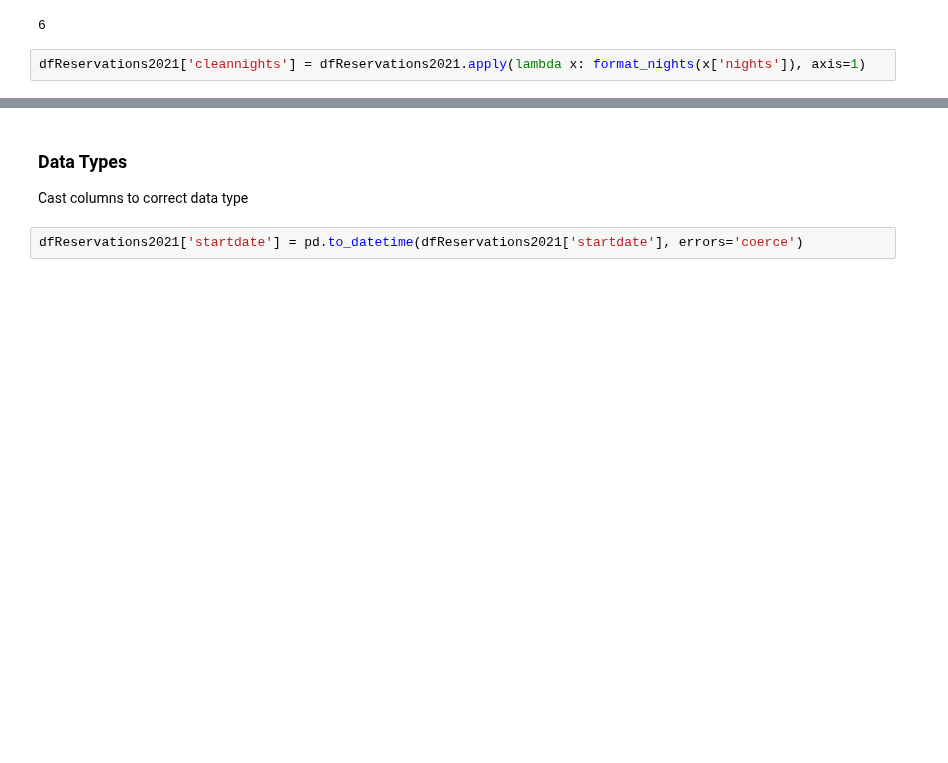
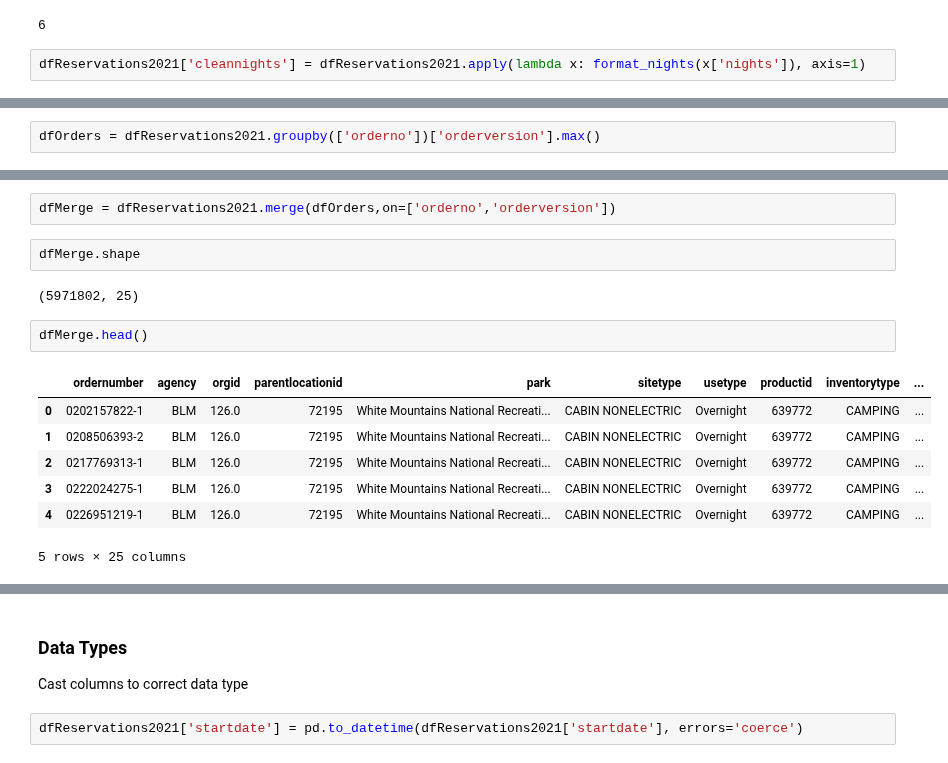
Before and after one commit to burgwyn/DATA602, a Jupyter notebook: Reservations.ipynb, the cells around one changed output, grey strips where cells are left out. Drawn from its saved outputs; the diff is of its cells as text; blank space fills up the shorter version.

```diff
--- a/Reservations.ipynb
+++ b/Reservations.ipynb
@@ -249,0 +270,2 @@ dfReservations2021['cleannights'] = dfReservations2021.apply(lambda x: format_ni
+# %%
+dfOrders = dfReservations2021.groupby(['orderno'])['orderversion'].max()
@@ -249,0 +346,16 @@ dfReservations2021['cleannights'] = dfReservations2021.apply(lambda x: format_ni
+# %%
+dfMerge = dfReservations2021.merge(dfOrders,on=['orderno','orderversion'])
+# %%
+dfMerge.shape
+# %% [output]
+(5971802, 25)
+# %%
+dfMerge.head()
+# %% [output]
+|  | ordernumber | agency | orgid | parentlocationid | park | sitetype | usetype | productid | inventorytype | ... |
+| 0 | 0202157822-1 | BLM | 126.0 | 72195 | White Mountains National Recreati... | CABIN NONELECTRIC | Overnight | 639772 | CAMPING | ... |
+| 1 | 0208506393-2 | BLM | 126.0 | 72195 | White Mountains National Recreati... | CABIN NONELECTRIC | Overnight | 639772 | CAMPING | ... |
+| 2 | 0217769313-1 | BLM | 126.0 | 72195 | White Mountains National Recreati... | CABIN NONELECTRIC | Overnight | 639772 | CAMPING | ... |
+| 3 | 0222024275-1 | BLM | 126.0 | 72195 | White Mountains National Recreati... | CABIN NONELECTRIC | Overnight | 639772 | CAMPING | ... |
+| 4 | 0226951219-1 | BLM | 126.0 | 72195 | White Mountains National Recreati... | CABIN NONELECTRIC | Overnight | 639772 | CAMPING | ... |
+5 rows × 25 columns
```
Also changed, not shown: parts of 12 cells of this notebook.
